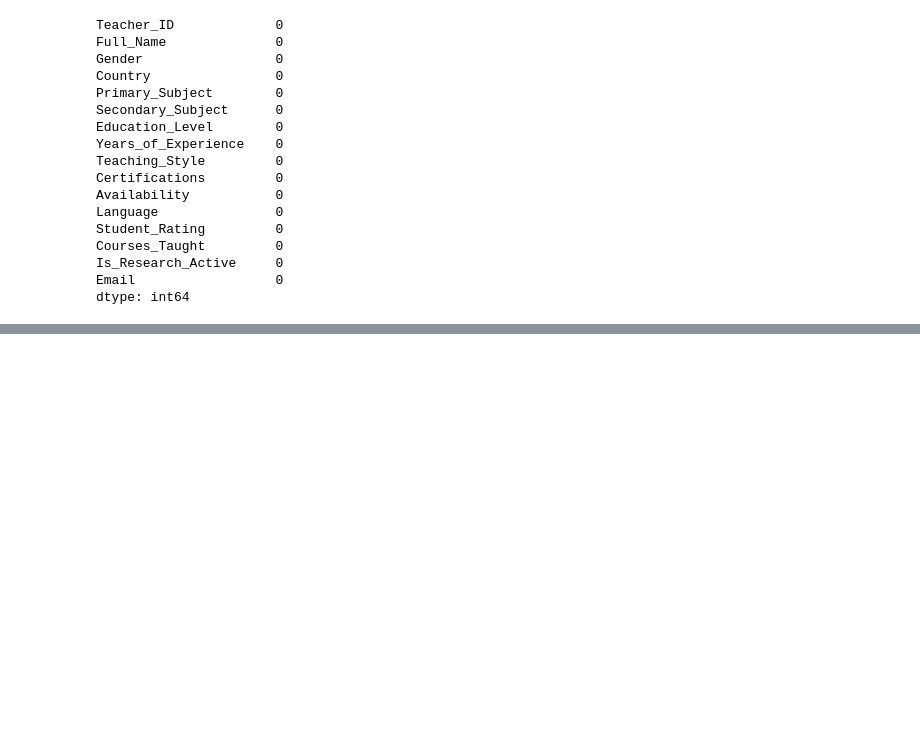
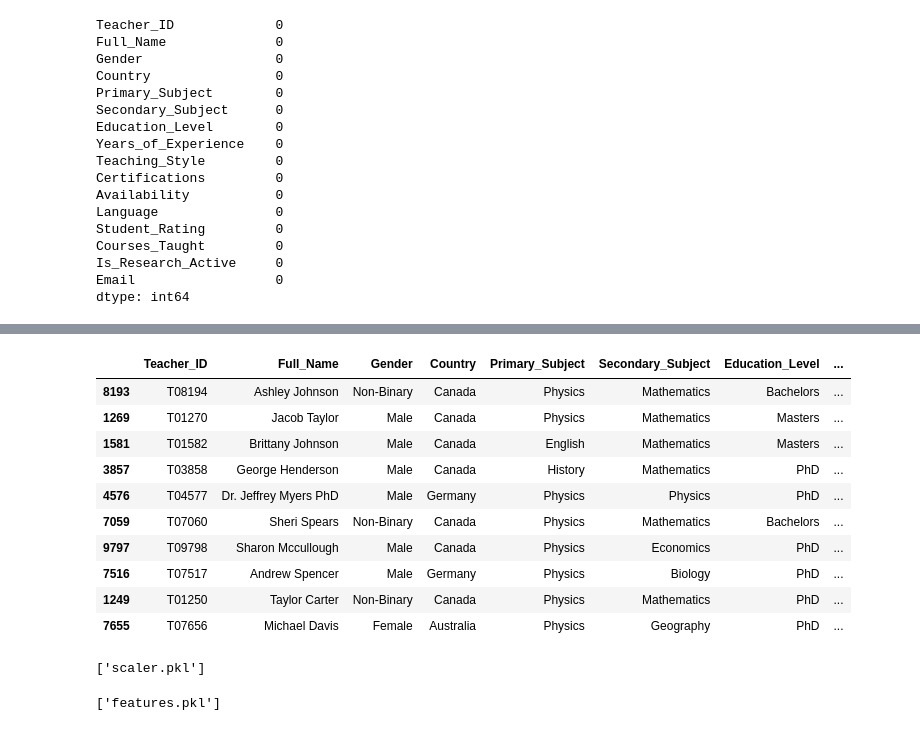
Before and after one commit to KeneanDita/Recommendation-System, a Jupyter notebook: Teachers_recommendation.ipynb, the cells around one changed output, grey strips where cells are left out. Saved outputs shown, nothing was run; the diff lists cells and outputs as text; code cells hidden in the pictures; blank space fills up the shorter version.

Commit message:
Done with vector development
  - Categorical and numerical value distribution
  - Exported all the assets for the UI

```diff
--- a/Teachers_recommendation.ipynb
+++ b/Teachers_recommendation.ipynb
@@ -50,0 +76,7 @@ data.fillna('Unknown', inplace=True)
+# %%
+from sklearn.preprocessing import MinMaxScaler
+
+scaler = MinMaxScaler()
+num_cols = ['Years_of_Experience', 'Student_Rating', 'Courses_Taught']
+
+data_encoded[num_cols] = scaler.fit_transform(data_encoded[num_cols])
@@ -50,0 +127,16 @@ data.fillna('Unknown', inplace=True)
+# %%
+import numpy as np
+
+all_features = data_encoded.columns.drop(['Teacher_ID', 'Full_Name', 'Email'])
+query_vector = np.array([course_profile.get(col, 0) for col in all_features])
+# %%
+from sklearn.metrics.pairwise import cosine_similarity
+
+teacher_vectors = data_encoded.drop(columns=['Teacher_ID', 'Full_Name', 'Email']).values
+similarities = cosine_similarity([query_vector], teacher_vectors)
+
+top_n = 10
+top_indices = similarities[0].argsort()[-top_n:][::-1]
+
+recommended_teachers = data.iloc[top_indices][['Teacher_ID', 'Full_Name', 'Email', 'Primary_Subject', 'Years_of_Experience', 'Student_Rating']]
+print(recommended_teachers)
@@ -50,0 +161,35 @@ data.fillna('Unknown', inplace=True)
+# %%
+def recommend_teachers(course_profile_dict, data_encoded, scaler, data, top_n=5):
+    all_features = data_encoded.columns.drop(['Teacher_ID', 'Full_Name', 'Email'])
+    query_vector = np.array([course_profile_dict.get(col, 0) for col in all_features])
+    teacher_vectors = data_encoded.drop(columns=['Teacher_ID', 'Full_Name', 'Email']).values
+    similarities = cosine_similarity([query_vector], teacher_vectors)
+    top_indices = similarities[0].argsort()[-top_n:][::-1]
+    return data.iloc[top_indices]
+# %%
+recommend_teachers(course_profile, data_encoded, scaler, data, top_n=10)
+# %% [output]
+|  | Teacher_ID | Full_Name | Gender | Country | Primary_Subject | Secondary_Subject | Education_Level | ... |
+| 8193 | T08194 | Ashley Johnson | Non-Binary | Canada | Physics | Mathematics | Bachelors | ... |
+| 1269 | T01270 | Jacob Taylor | Male | Canada | Physics | Mathematics | Masters | ... |
+| 1581 | T01582 | Brittany Johnson | Male | Canada | English | Mathematics | Masters | ... |
+| 3857 | T03858 | George Henderson | Male | Canada | History | Mathematics | PhD | ... |
+| 4576 | T04577 | Dr. Jeffrey Myers PhD | Male | Germany | Physics | Physics | PhD | ... |
+| 7059 | T07060 | Sheri Spears | Non-Binary | Canada | Physics | Mathematics | Bachelors | ... |
+| 9797 | T09798 | Sharon Mccullough | Male | Canada | Physics | Economics | PhD | ... |
+| 7516 | T07517 | Andrew Spencer | Male | Germany | Physics | Biology | PhD | ... |
+| 1249 | T01250 | Taylor Carter | Non-Binary | Canada | Physics | Mathematics | PhD | ... |
+| 7655 | T07656 | Michael Davis | Female | Australia | Physics | Geography | PhD | ... |
+# %%
+import joblib
+
+joblib.dump(scaler, 'scaler.pkl')
+
+joblib.dump(data_encoded.columns.tolist(), 'features.pkl')
+
+np.save('teacher_vectors.npy', data_encoded.drop(columns=['Teacher_ID']).values)
+
+data.to_csv('original_teachers_df.csv', index=False)
+# %% [output]
+['scaler.pkl']
+['features.pkl']
```
Also changed, not shown: parts of 6 cells of this notebook.
